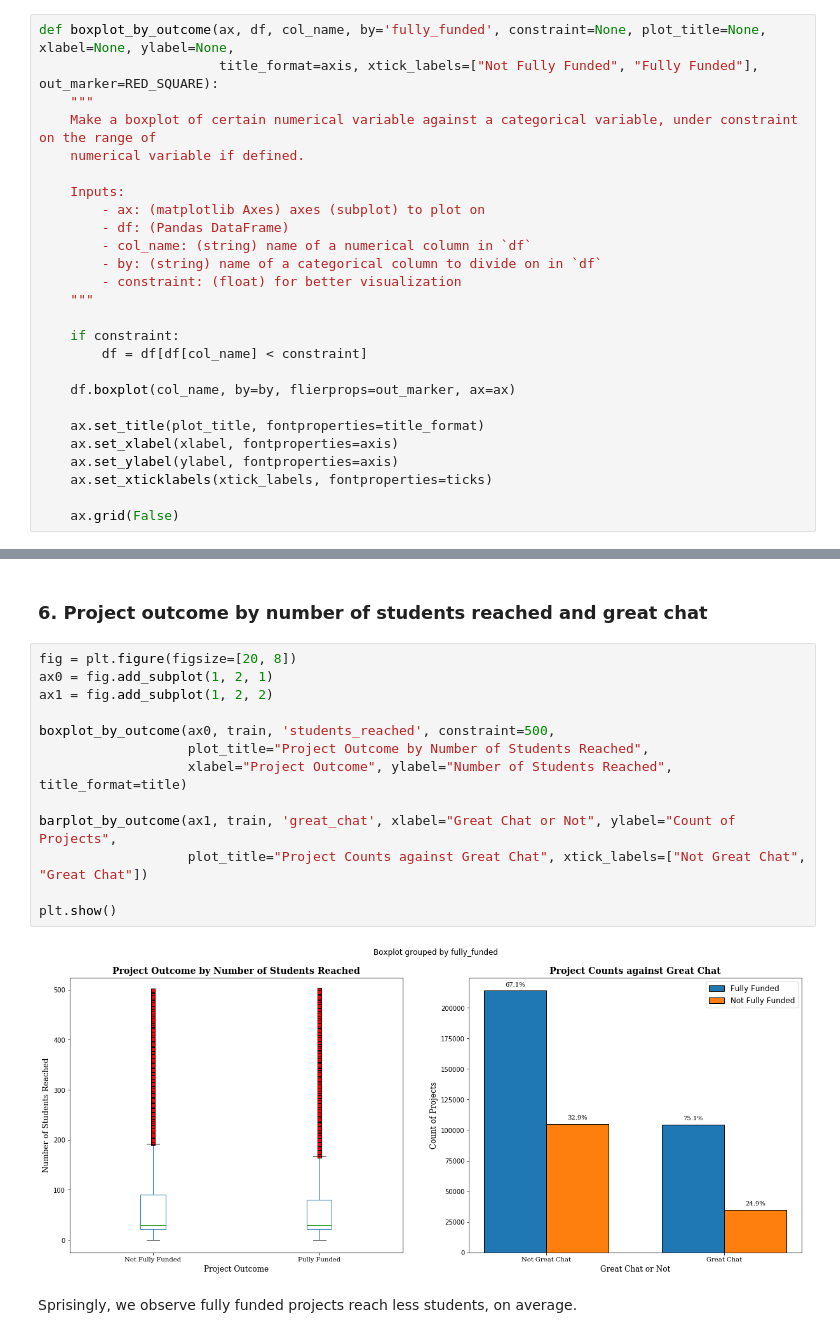
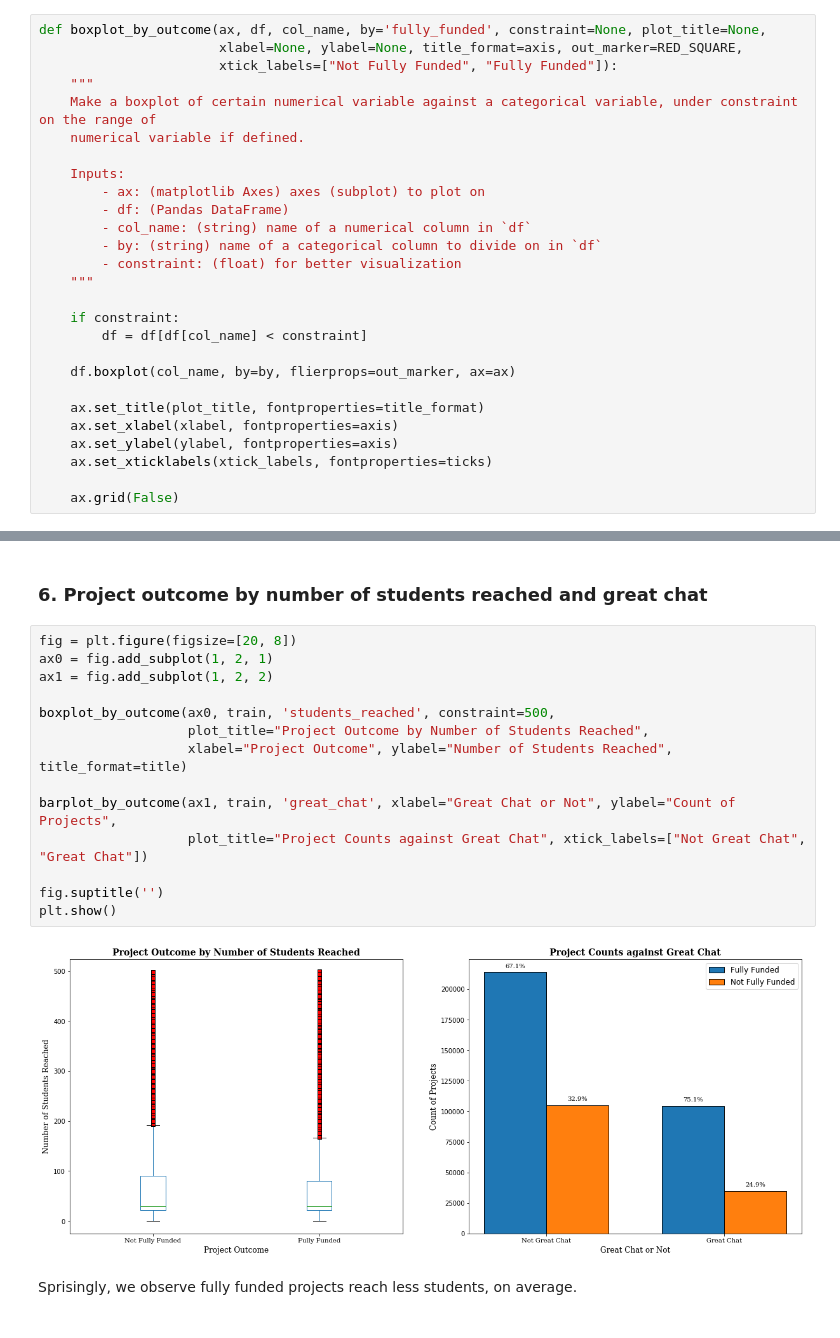
Before and after one commit to KunyuHe/Donation-Projects-Outcome-Predictions, a Jupyter notebook: [Donation-Projects-Outcome-Prediction].data_exp.Matplotlib.ipynb, the cells around one changed output, grey strips where cells are left out. Drawn from its saved outputs; the diff is of its cells as text.

```diff
--- a/[Donation-Projects-Outcome-Prediction].data_exp.Matplotlib.ipynb
+++ b/[Donation-Projects-Outcome-Prediction].data_exp.Matplotlib.ipynb
@@ -150,8 +150,9 @@ def barplot_by_outcome(ax, df, col_name, by='fully_funded', plot_title=None, xla
                     ha='center', va='bottom', fontproperties=ticks)
         i +=1
 # %%
-def boxplot_by_outcome(ax, df, col_name, by='fully_funded', constraint=None, plot_title=None, xlabel=None, ylabel=None,
-                       title_format=axis, xtick_labels=["Not Fully Funded", "Fully Funded"], out_marker=RED_SQUARE):
+def boxplot_by_outcome(ax, df, col_name, by='fully_funded', constraint=None, plot_title=None,
+                       xlabel=None, ylabel=None, title_format=axis, out_marker=RED_SQUARE,
+                       xtick_labels=["Not Fully Funded", "Fully Funded"]):
     """
     Make a boxplot of certain numerical variable against a categorical variable, under constraint on the range of
     numerical variable if defined.
@@ -354,18 +363,19 @@ At last, total counts of projects posted are rapidly increasing during the perio
 # %%
 fig = plt.figure(figsize=[20, 8])
 ax0 = fig.add_subplot(1, 2, 1)
 ax1 = fig.add_subplot(1, 2, 2)
 
 boxplot_by_outcome(ax0, train, 'students_reached', constraint=500,
                    plot_title="Project Outcome by Number of Students Reached",
                    xlabel="Project Outcome", ylabel="Number of Students Reached", title_format=title)
 
 barplot_by_outcome(ax1, train, 'great_chat', xlabel="Great Chat or Not", ylabel="Count of Projects",
                    plot_title="Project Counts against Great Chat", xtick_labels=["Not Great Chat", "Great Chat"])
 
+fig.suptitle('')
 plt.show()
 # %% [output]
-[figure, old version]
+[figure, new version]
 # %% [markdown]
 Sprisingly, we observe fully funded projects reach less students, on average.
 # %% [markdown]
```
Also changed, not shown: parts of 2 cells of this notebook.
